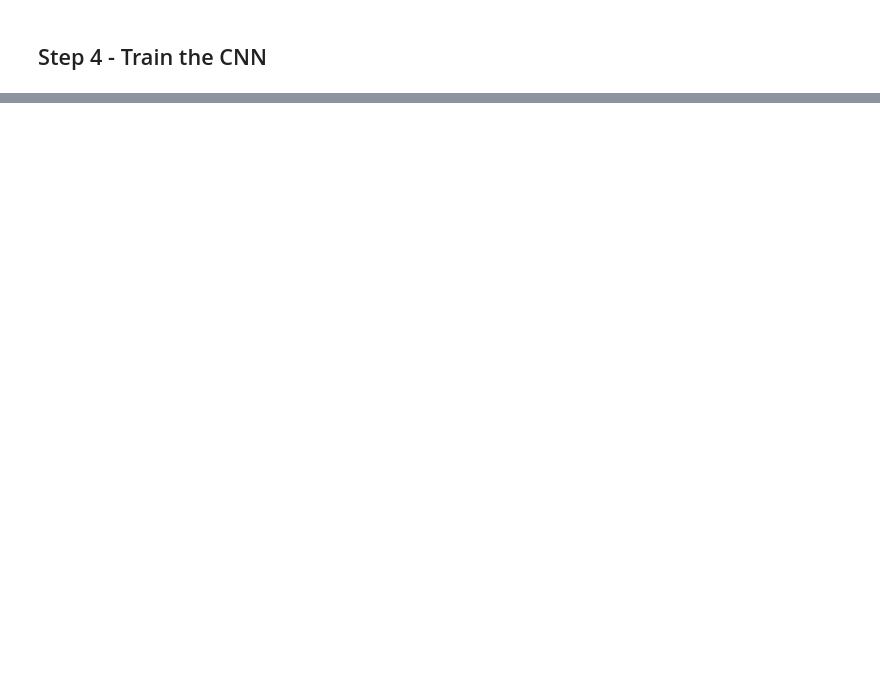
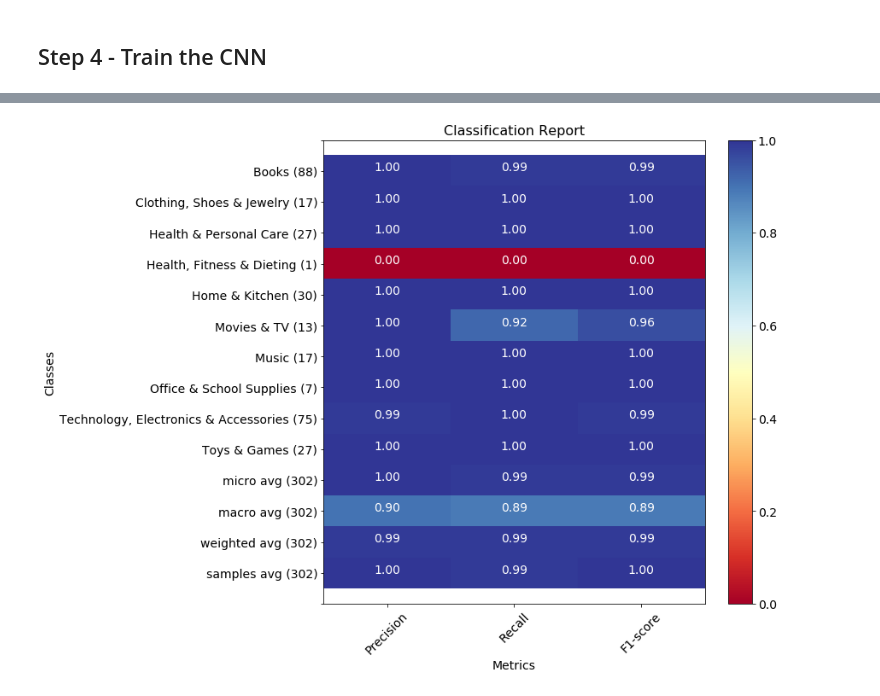
Before and after one commit to Ohtar10/wtsp, a Jupyter notebook: notebooks/jupyter/product-classifier-cnn.ipynb, the cells around one changed output, grey strips where cells are left out. Cells and saved outputs as stored; diff of their text form; code cells hidden in the pictures; blank space fills up the shorter version.

```diff
--- a/notebooks/jupyter/product-classifier-cnn.ipynb
+++ b/notebooks/jupyter/product-classifier-cnn.ipynb
@@ -400,0 +409,7 @@ plot_history(products_cnn.history,
+# %%
+predictor = products_cnn.ann_model
+features = X_test["d2v_embedding"].values
+X_test_rs = np.array([e for e in features])
+X_test_rs = X_test_rs.reshape(X_test_rs.shape[0], X_test_rs.shape[1], 1)
+y_pred = np.where(predictor.predict(X_test_rs) > 0.5, 1., 0.)
+y_true = np.array([l for l in y_test])
@@ -400,0 +503,6 @@ plot_history(products_cnn.history,
+# %%
+%matplotlib inline
+
+plot_classification_report(cr, classes, save_path="./classification_report.png")
+# %% [output]
+[figure, added]
```
Also changed, not shown: parts of 11 cells of this notebook.
